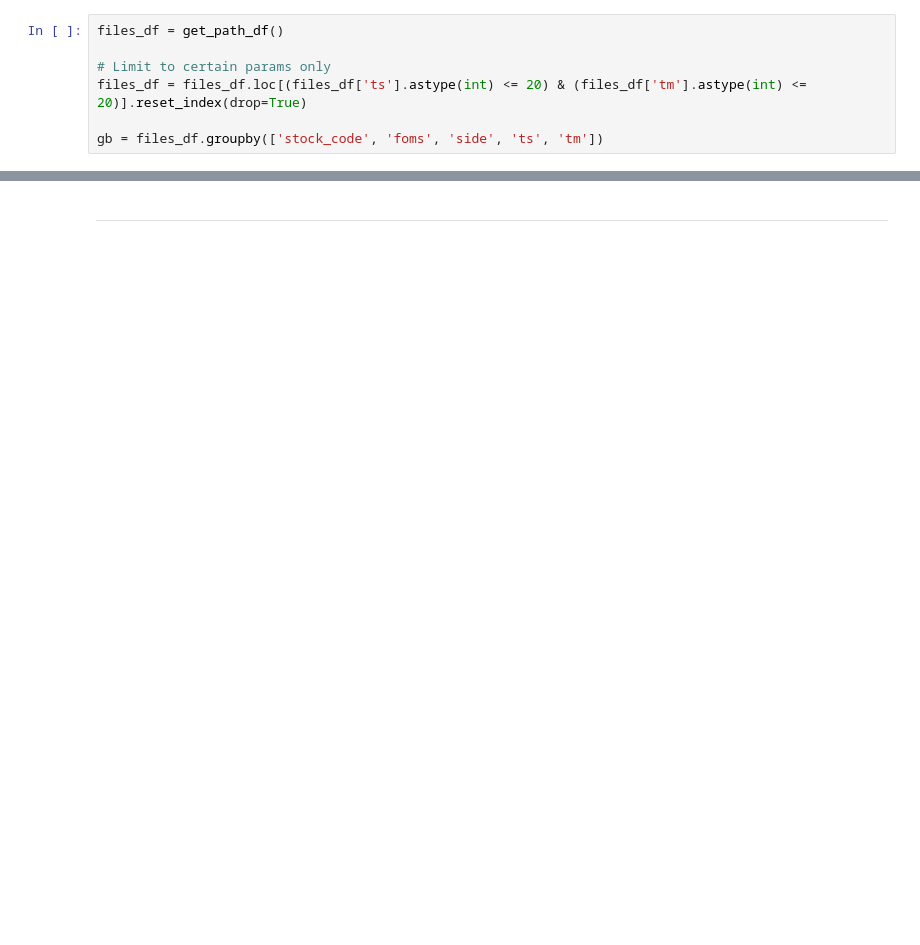
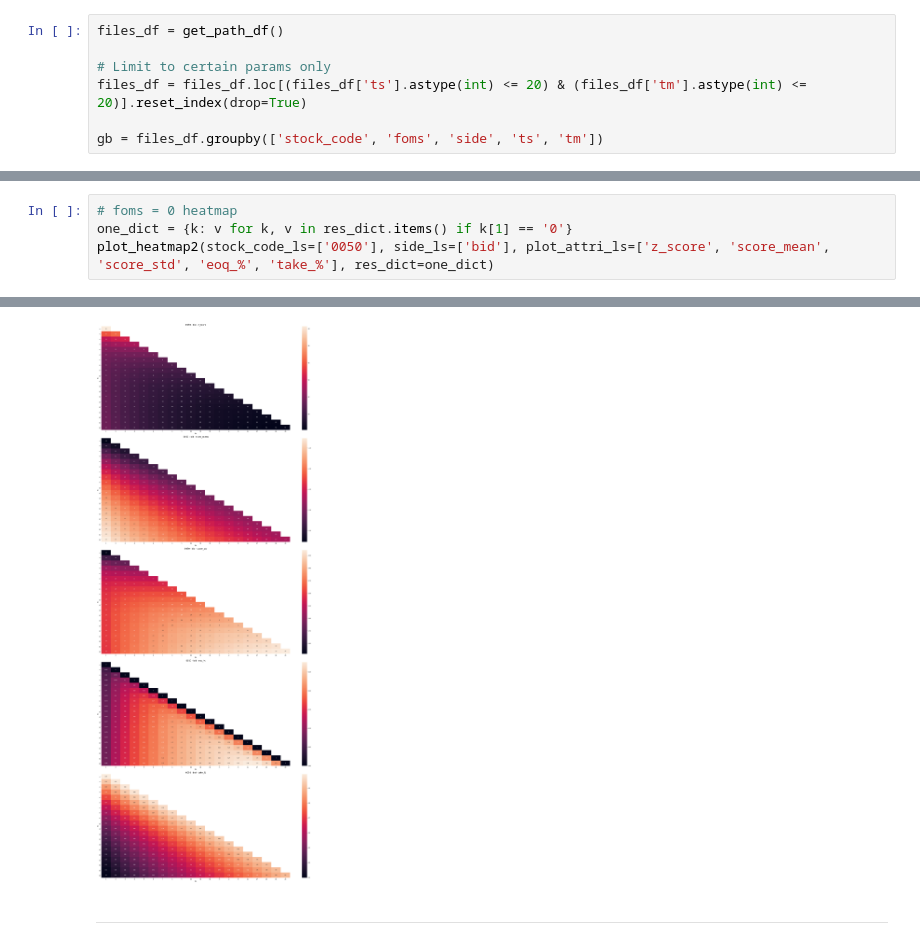
Before and after one commit to anthonywah/mafs6100-order-placement-strategy, a Jupyter notebook: notebooks/stage-6.ipynb, the cells around one changed output, grey strips where cells are left out. Cells and saved outputs as stored; diff of their text form; blank space fills up the shorter version.

```diff
--- a/notebooks/stage-6.ipynb
+++ b/notebooks/stage-6.ipynb
@@ -129,0 +170,5 @@ sim_res_w_fo.loc[sim_res_w_fo['case'].isna()]
+# %%
+# foms = 0 heatmap
+one_dict = {k: v for k, v in res_dict.items() if k[1] == '0'}
+plot_heatmap2(stock_code_ls=['0050'], side_ls=['bid'], plot_attri_ls=['z_score', 'score_mean', 'score_std', 'eoq_%', 'take_%'], res_dict=one_dict)
+# %% [output]
@@ -130,2 +180,3 @@ sim_res_w_fo.loc[sim_res_w_fo['case'].isna()]
+[figure, added]
 # %% [markdown]
 ---
```
Also changed, not shown: parts of 12 cells of this notebook, 1 other file.
